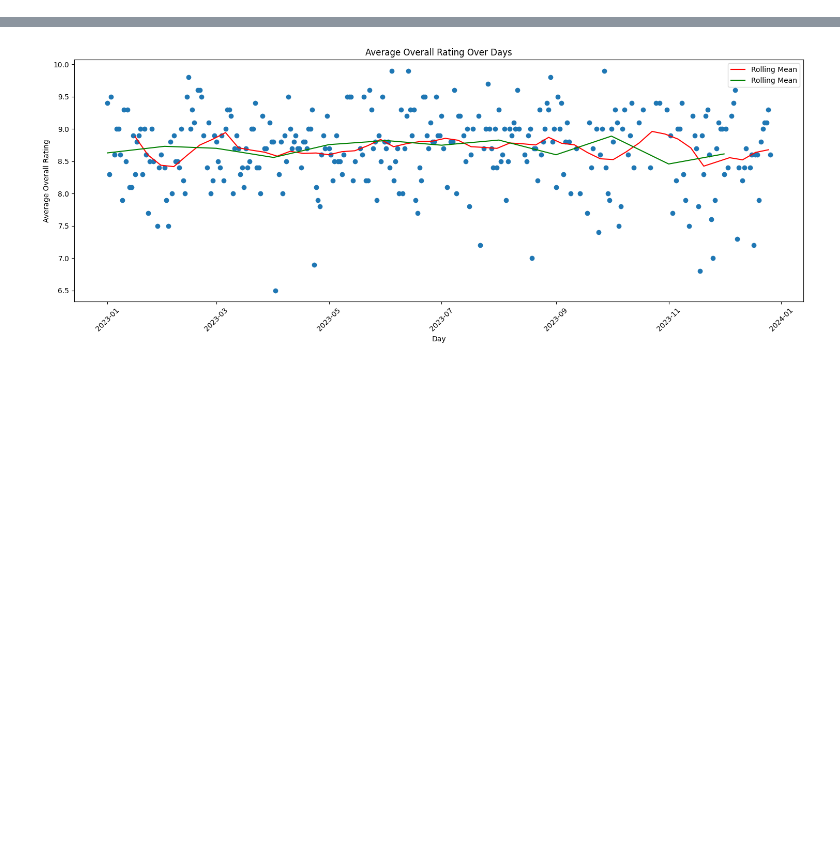
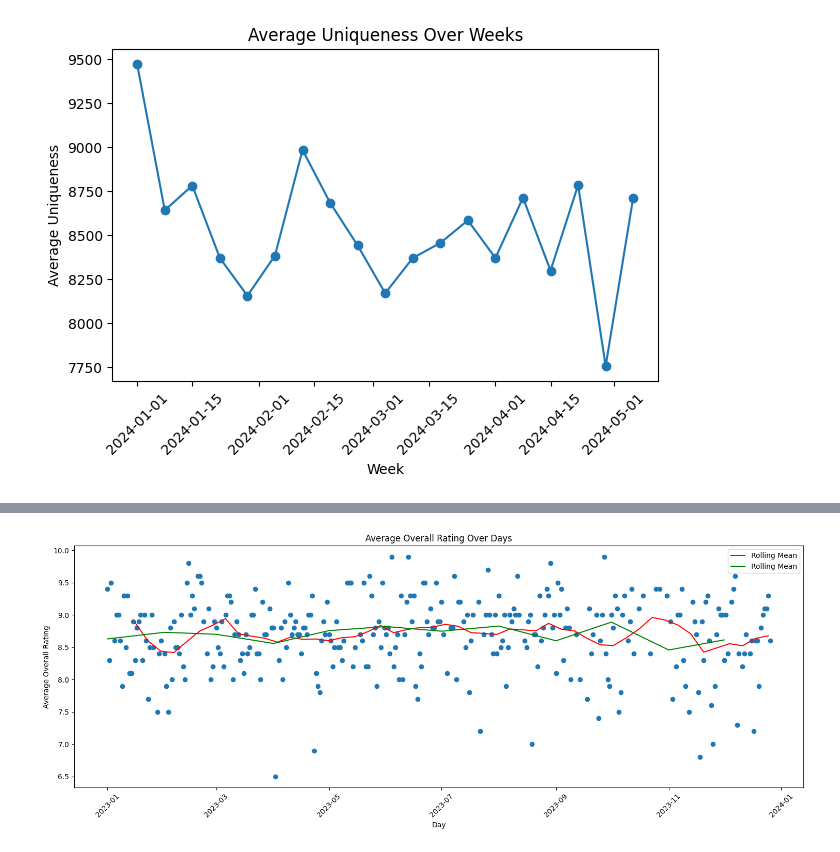
Before and after one commit to psycho-baller/journal-data-analysis, a Jupyter notebook: main.ipynb, the cells around one changed output, grey strips where cells are left out. Drawn from its saved outputs; the diff is of its cells as text; code cells hidden in the pictures; blank space fills up the shorter version.

```diff
--- a/main.ipynb
+++ b/main.ipynb
@@ -70,0 +149,32 @@ plt.show()
+# %%
+unique_weekly_avg = df.groupby('week')['Uniqueness'].mean().reset_index()
+# Mindfulness,Positivity,Health,Courage,Energy,Engagement,Communication,Leadership,Focus,Productivity,Discipline,Purpose,Stimulation
+# do it for all the columns above
+# Calculate the average overall rating for each week
+unique_weekly_avg = df.groupby('week')['Uniqueness'].mean().reset_index()
+mindfulness_weekly_avg = df.groupby('week')['Mindfulness'].mean().reset_index()
+positivity_weekly_avg = df.groupby('week')['Positivity'].mean().reset_index()
+health_weekly_avg = df.groupby('week')['Health'].mean().reset_index()
+courage_weekly_avg = df.groupby('week')['Courage'].mean().reset_index()
+energy_weekly_avg = df.groupby('week')['Energy'].mean().reset_index()
+engagement_weekly_avg = df.groupby('week')['Engagement'].mean().reset_index()
+communication_weekly_avg = df.groupby('week')['Communication'].mean().reset_index()
+leadership_weekly_avg = df.groupby('week')['Leadership'].mean().reset_index()
+focus_weekly_avg = df.groupby('week')['Focus'].mean().reset_index()
+productivity_weekly_avg = df.groupby('week')['Productivity'].mean().reset_index()
+discipline_weekly_avg = df.groupby('week')['Discipline'].mean().reset_index()
+purpose_weekly_avg = df.groupby('week')['Purpose'].mean().reset_index()
+stimulation_weekly_avg = df.groupby('week')['Stimulation'].mean().reset_index()
+
+
+
+plt.figure()
+plt.plot(unique_weekly_avg['week'], unique_weekly_avg['Uniqueness'], marker='o')
+plt.title('Average Uniqueness Over Weeks')
+plt.xlabel('Week')
+plt.ylabel('Average Uniqueness')
+plt.xticks(rotation=45)
+plt.tight_layout()
+plt.show()
+# %% [output]
+[figure, added]
```
Also changed, not shown: parts of 11 cells of this notebook.
